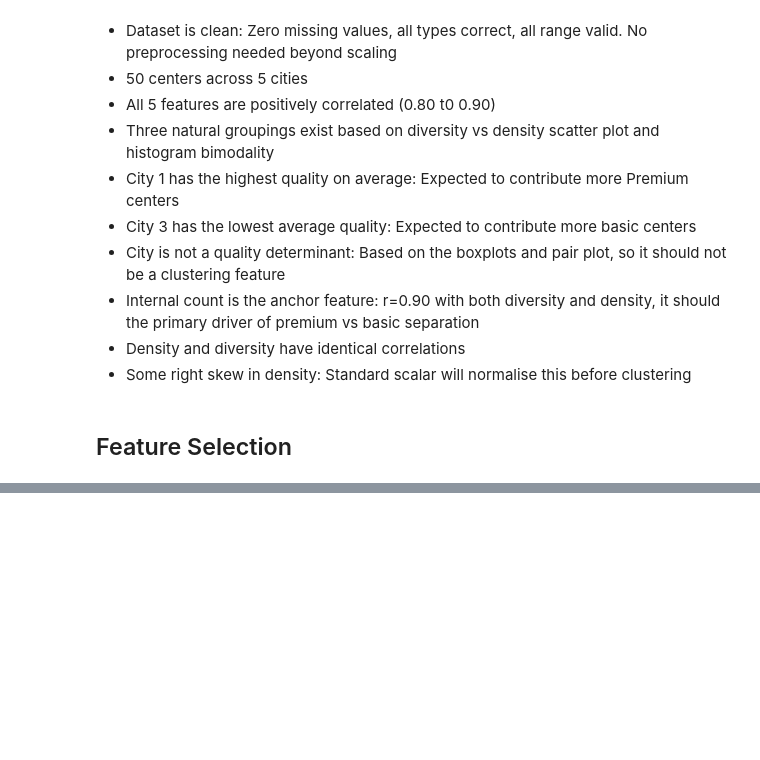
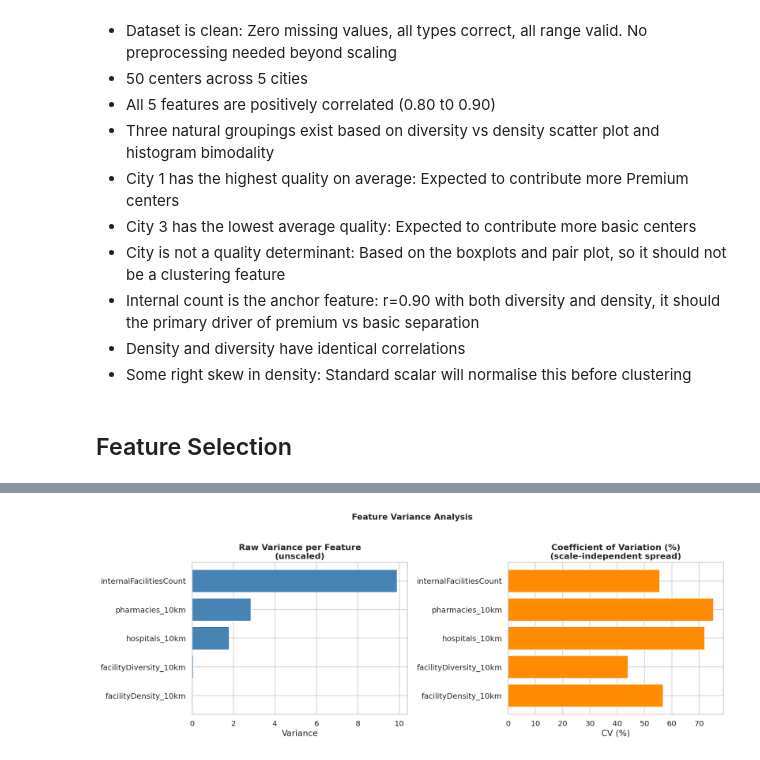
Before and after one commit to thedataboy001/research-center-assignment, a Jupyter notebook: EDA_and_Model.ipynb, the cells around one changed output, grey strips where cells are left out. Drawn from its saved outputs; the diff is of its cells as text; code cells hidden in the pictures; blank space fills up the shorter version.

```diff
--- a/EDA_and_Model.ipynb
+++ b/EDA_and_Model.ipynb
@@ -10,7 +20,7 @@ sns.set_theme(style="whitegrid", palette="muted", font_scale=1.1)
 plt.rcParams["figure.dpi"] = 120
 # %%
 # Load the dataset from a CSV file
-path = 'research_centers.csv'
+path = 'data/research_centers.csv'
 data = pd.read_csv(path)
 
 data.head()
@@ -585,0 +668,16 @@ CITY-LEVEL FEATURE SUMMARY
+# %%
+# --- Variance Analysis of Candidate Features (unscaled) ---
+
+print("RAW VARIANCE: candidate features (unscaled)")
+variance_report = pd.DataFrame({
+    "feature":   CANDIDATE_FEATURES,
+    "variance":  [data[f].var() for f in CANDIDATE_FEATURES],
+    "std":       [data[f].std() for f in CANDIDATE_FEATURES],
+    "mean":      [data[f].mean() for f in CANDIDATE_FEATURES],
+    "cv_%":      [
+        round((data[f].std() / data[f].mean()) * 100, 1)
+        for f in CANDIDATE_FEATURES
+    ],  # Coefficient of Variation = std/mean × 100
+}).sort_values("variance", ascending=False).reset_index(drop=True)
+
+display(variance_report)
@@ -585,0 +722,37 @@ CITY-LEVEL FEATURE SUMMARY
+# %%
+#--- Visual Comparison of Raw Variance and Coefficient of Variation ---
+
+fig, axes = plt.subplots(1, 2, figsize=(14, 5))
+
+# Raw variance bar chart
+axes[0].barh(
+    variance_report["feature"],
+    variance_report["variance"],
+    color="steelblue",
+    edgecolor="white"
+)
+axes[0].set_title("Raw Variance per Feature\n(unscaled)", fontweight="bold")
+axes[0].set_xlabel("Variance")
+axes[0].invert_yaxis()
+
+# Coefficient of Variation bar chart
+axes[1].barh(
+    variance_report["feature"],
+    variance_report["cv_%"],
+    color="darkorange",
+    edgecolor="white"
+)
+axes[1].set_title("Coefficient of Variation (%)\n(scale-independent spread)",
+                   fontweight="bold")
+axes[1].set_xlabel("CV (%)")
+axes[1].invert_yaxis()
+
+plt.suptitle(
+    "Feature Variance Analysis",
+    fontsize=13, fontweight="bold", y=1.02
+)
+plt.tight_layout()
+plt.savefig("features_visuals/feature_selection_variance.png", bbox_inches="tight")
+plt.show()
+# %% [output]
+[figure, added]
```
Also changed, not shown: parts of 61 cells of this notebook, 55 other files.
